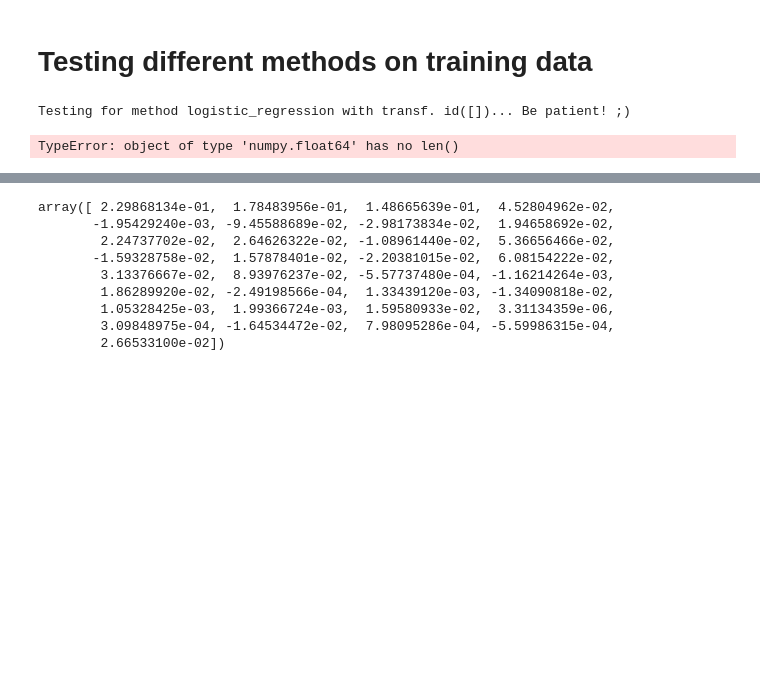
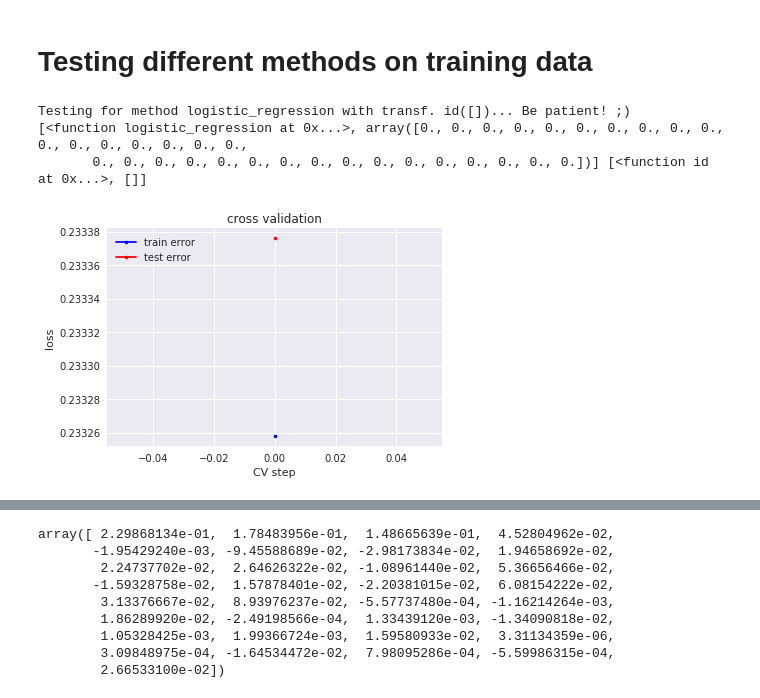
Before and after one commit to dufourc1/ML_CS433_project1, a Jupyter notebook: src/Result_Generation.ipynb, the cells around one changed output, grey strips where cells are left out. Cells and saved outputs as stored; diff of their text form; code cells hidden in the pictures; blank space fills up the shorter version.

Commit message:
Wrote tests for different methods in Result_generation

```diff
--- a/src/Result_Generation.ipynb
+++ b/src/Result_Generation.ipynb
@@ -83,23 +80,25 @@ for i in range(4):
 # %%
 #set the training data to be used
 tx = X_tr_log
 y_tr = y_tr
 w = np.zeros(tx.shape[1])
 # define the lambdas range
 lambdas = np.logspace(-6,-2,15)
 k_fold = 5
 
 
 transformations = [[id,[]]]
 
-methods = [[logistic_regression, lambdas]]
+methods = [[logistic_regression, [w]]]
 
 predictor, w, loss_tr, loss_te, transformation, method = multi_cross_validation(y_tr, tx, k_fold, transformations=transformations, methods=methods, seed=1, only_best=True)
 
 print(method, transformation)
 # %% [output]
 Testing for method logistic_regression with transf. id([])... Be patient! ;)
+[<function logistic_regression at 0x...>, array([0., 0., 0., 0., 0., 0., 0., 0., 0., 0., 0., 0., 0., 0., 0., 0., 0.,
+       0., 0., 0., 0., 0., 0., 0., 0., 0., 0., 0., 0., 0., 0., 0., 0.])] [<function id at 0x...>, []]
-TypeError: object of type 'numpy.float64' has no len()
+[figure, added]
 # %%
 #set the training data to be used
 tx = X_tr_log
```
Also changed, not shown: parts of 6 cells of this notebook, 3 other files.
